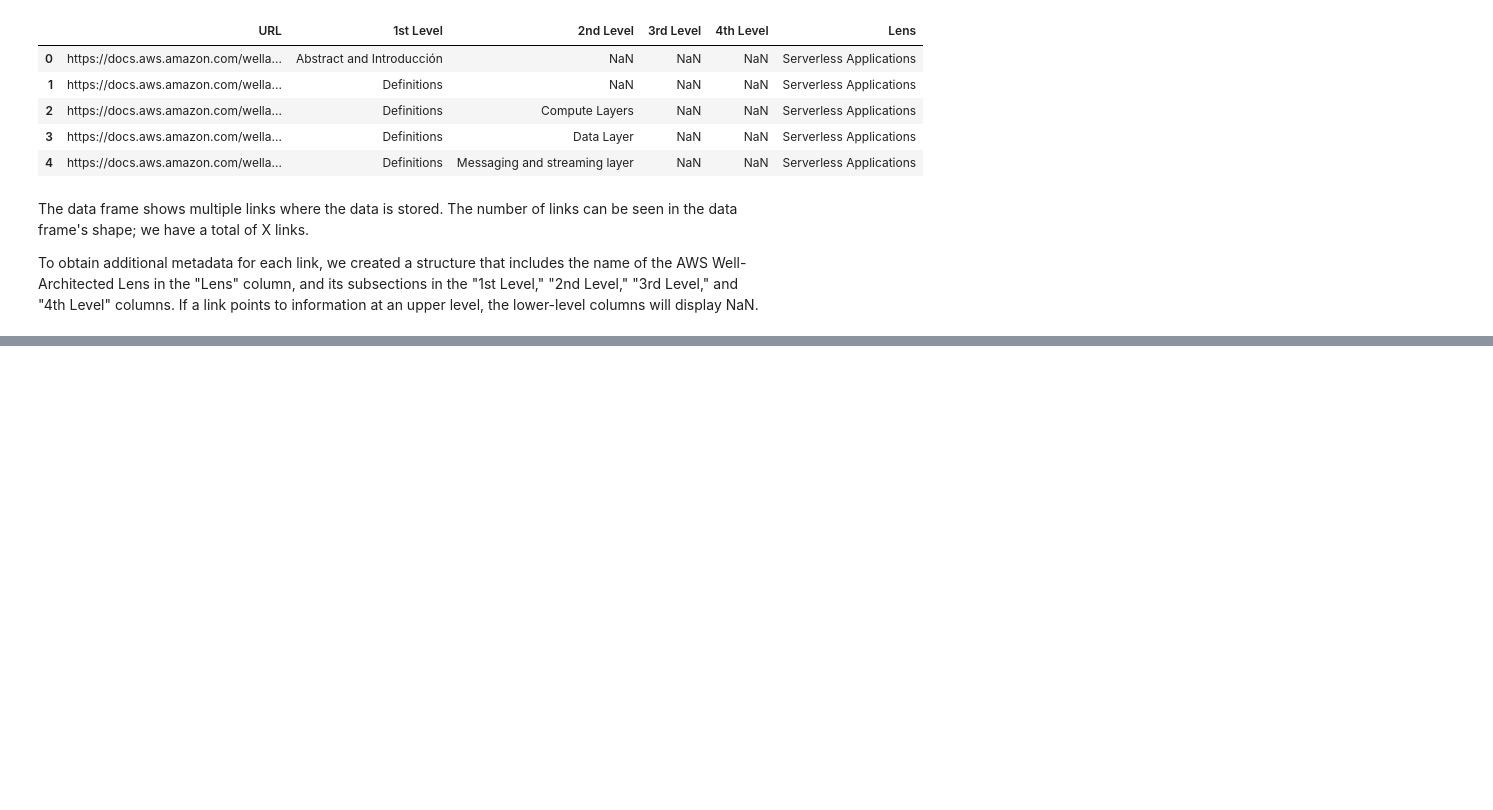
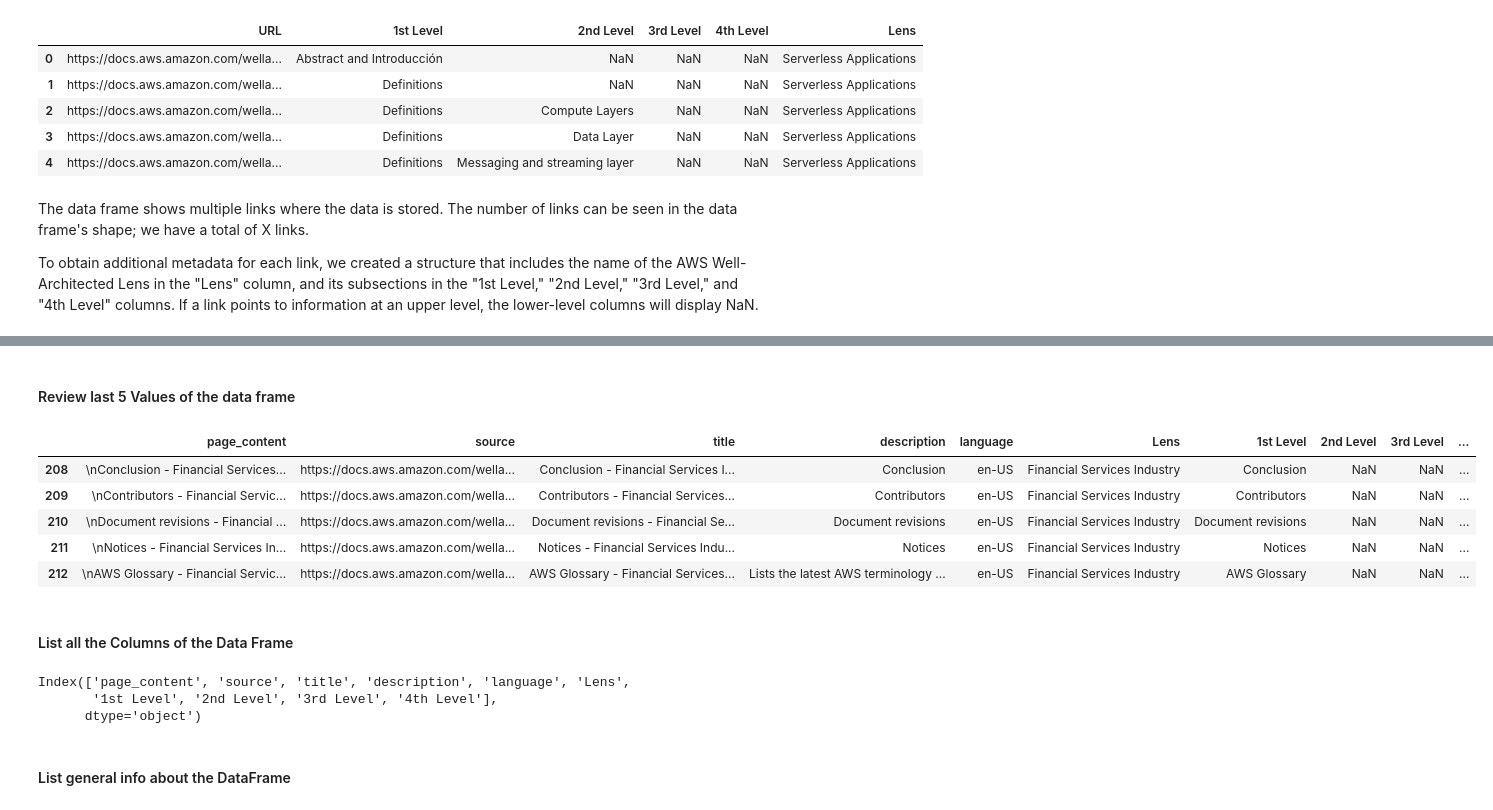
Before and after one commit to abornntec/proyecto_Integrador, a Jupyter notebook: Data_preparation.ipynb, the cells around one changed output, grey strips where cells are left out. Drawn from its saved outputs; the diff is of its cells as text; code cells hidden in the pictures; blank space fills up the shorter version.

```diff
--- a/Data_preparation.ipynb
+++ b/Data_preparation.ipynb
@@ -111,0 +173,21 @@ for index, row in url_df.iterrows():
+# %% [markdown]
+#### Review last 5 Values of the data frame
+# %%
+df_from_docs.tail()
+# %% [output]
+|  | page_content | source | title | description | language | Lens | 1st Level | 2nd Level | 3rd Level | ... |
+| 208 | \nConclusion - Financial Services... | https://docs.aws.amazon.com/wella... | Conclusion - Financial Services I... | Conclusion | en-US | Financial Services Industry | Conclusion | NaN | NaN | ... |
+| 209 | \nContributors - Financial Servic... | https://docs.aws.amazon.com/wella... | Contributors - Financial Services... | Contributors | en-US | Financial Services Industry | Contributors | NaN | NaN | ... |
+| 210 | \nDocument revisions - Financial ... | https://docs.aws.amazon.com/wella... | Document revisions - Financial Se... | Document revisions | en-US | Financial Services Industry | Document revisions | NaN | NaN | ... |
+| 211 | \nNotices - Financial Services In... | https://docs.aws.amazon.com/wella... | Notices - Financial Services Indu... | Notices | en-US | Financial Services Industry | Notices | NaN | NaN | ... |
+| 212 | \nAWS Glossary - Financial Servic... | https://docs.aws.amazon.com/wella... | AWS Glossary - Financial Services... | Lists the latest AWS terminology ... | en-US | Financial Services Industry | AWS Glossary | NaN | NaN | ... |
+# %% [markdown]
+#### List all the Columns of the Data Frame
+# %%
+df_from_docs.columns
+# %% [output]
+Index(['page_content', 'source', 'title', 'description', 'language', 'Lens',
+       '1st Level', '2nd Level', '3rd Level', '4th Level'],
+      dtype='object')
+# %% [markdown]
+#### List general info about the DataFrame
```
Also changed, not shown: parts of 41 cells of this notebook.
